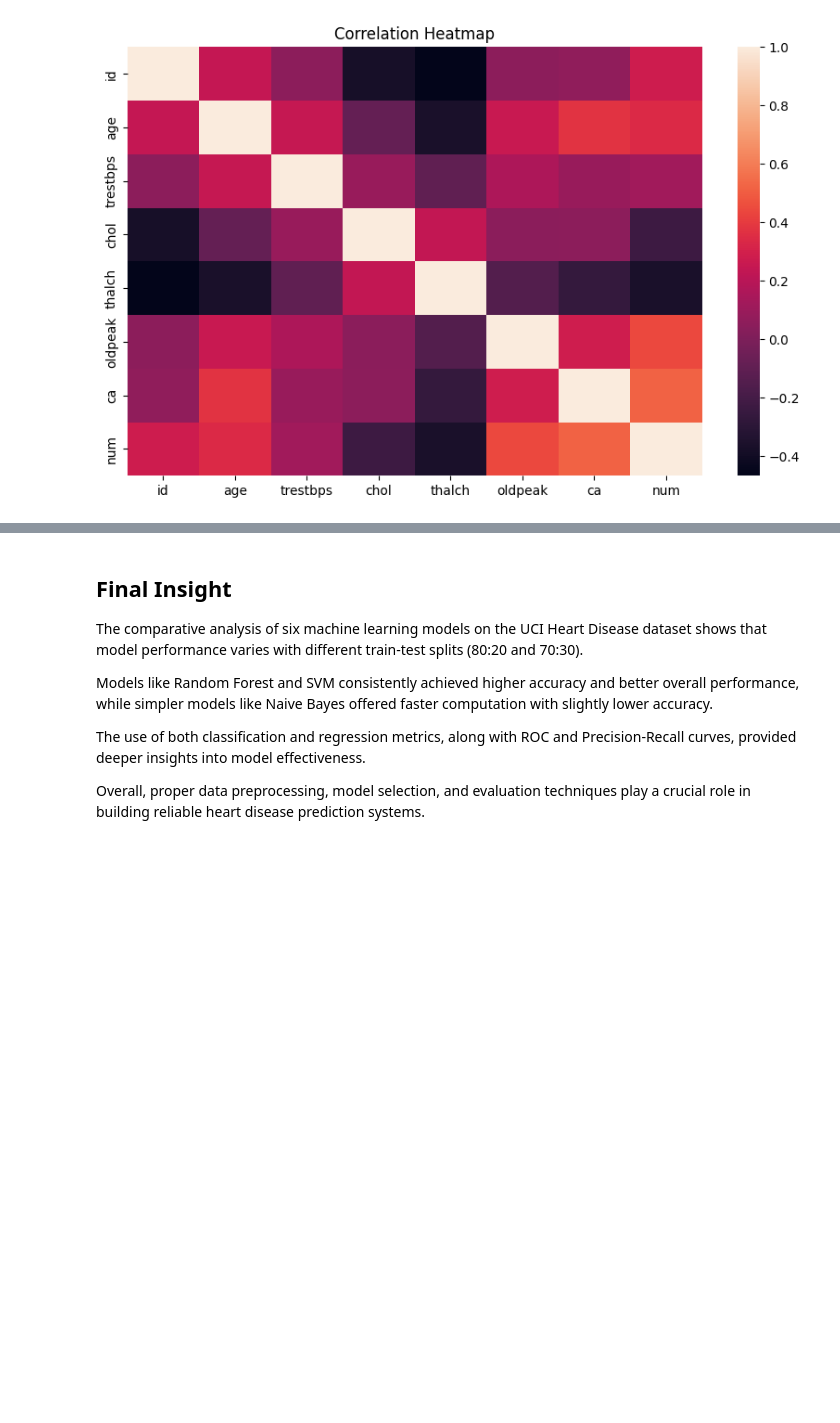
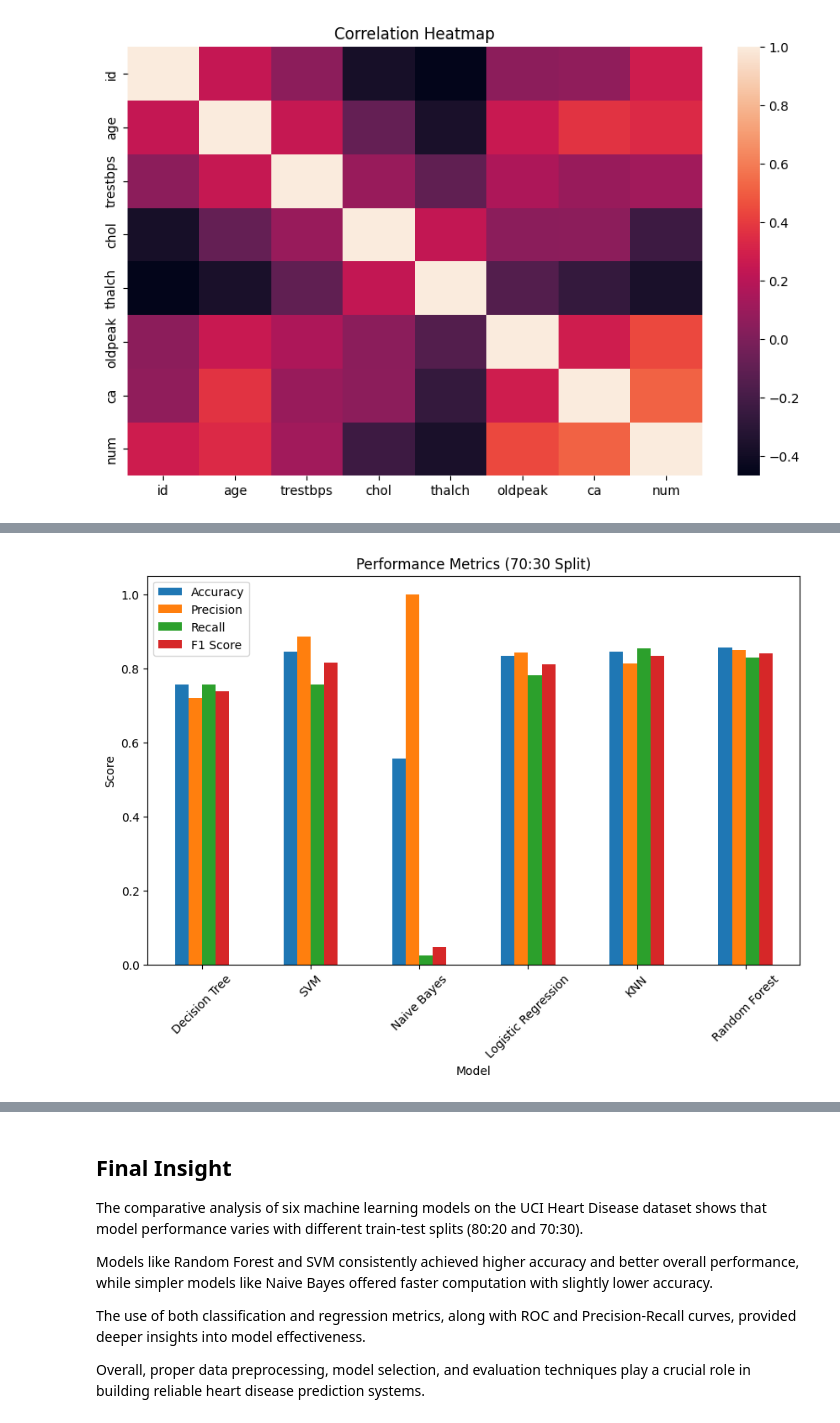
Before and after one commit to akshadjaiswal005/Heart-disease-prediction, a Jupyter notebook: Heart_Disease_Complete_Model_Analysis.ipynb, the cells around one changed output, grey strips where cells are left out. Saved outputs shown, nothing was run; the diff lists cells and outputs as text; code cells hidden in the pictures; blank space fills up the shorter version.

```diff
--- a/Heart_Disease_Complete_Model_Analysis.ipynb
+++ b/Heart_Disease_Complete_Model_Analysis.ipynb
@@ -196 +291,10 @@ Confusion Matrix:
+# %%
+# Bar graph for 70:30
+df2.set_index("Model")[["Accuracy", "Precision", "Recall", "F1 Score"]].plot(kind="bar", figsize=(10,6))
+plt.title("Performance Metrics (70:30 Split)")
+plt.ylabel("Score")
+plt.xticks(rotation=45)
+plt.show()
+# %% [output]
+[figure, added]
 # %%
```
Also changed, not shown: parts of 9 cells of this notebook.
